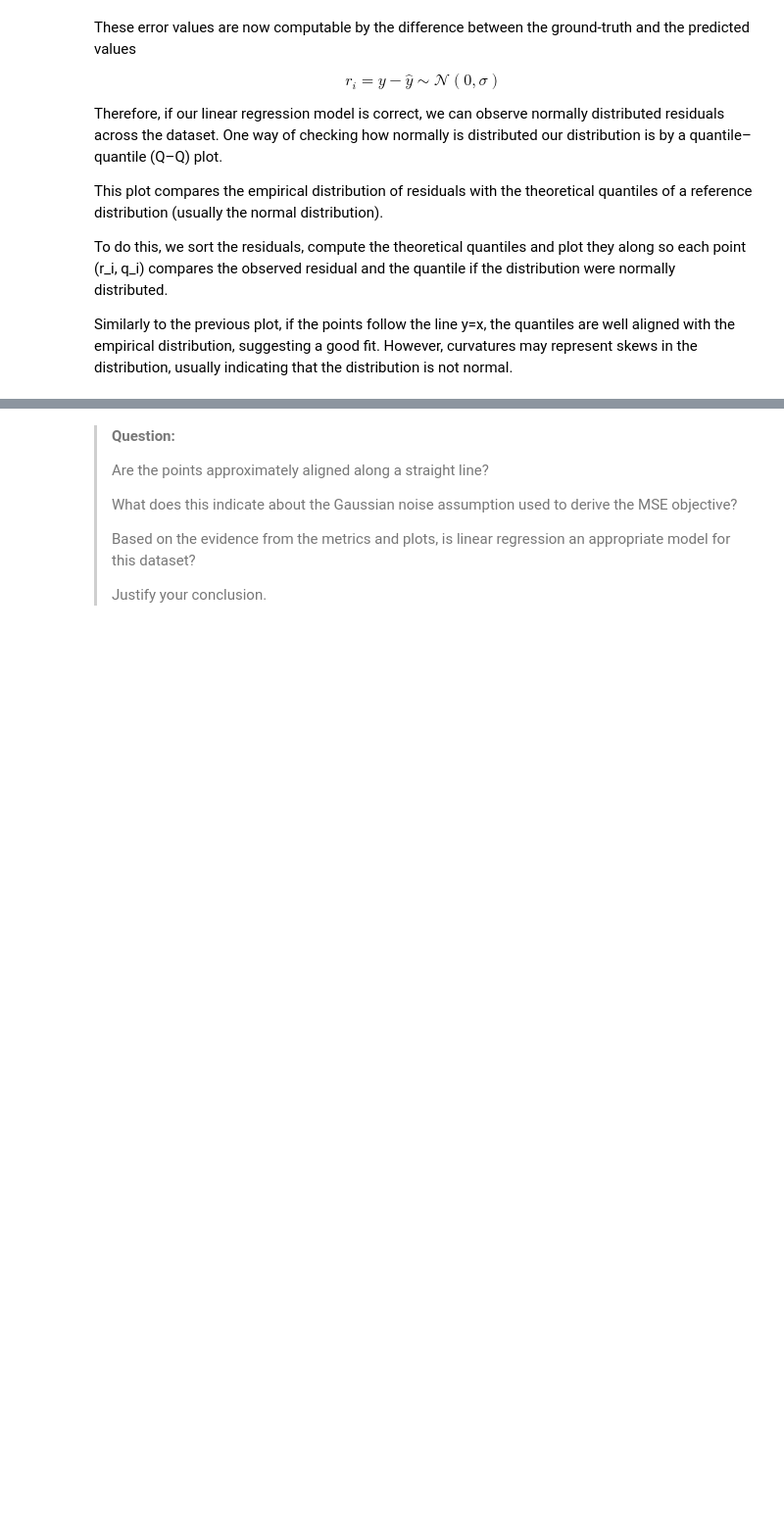
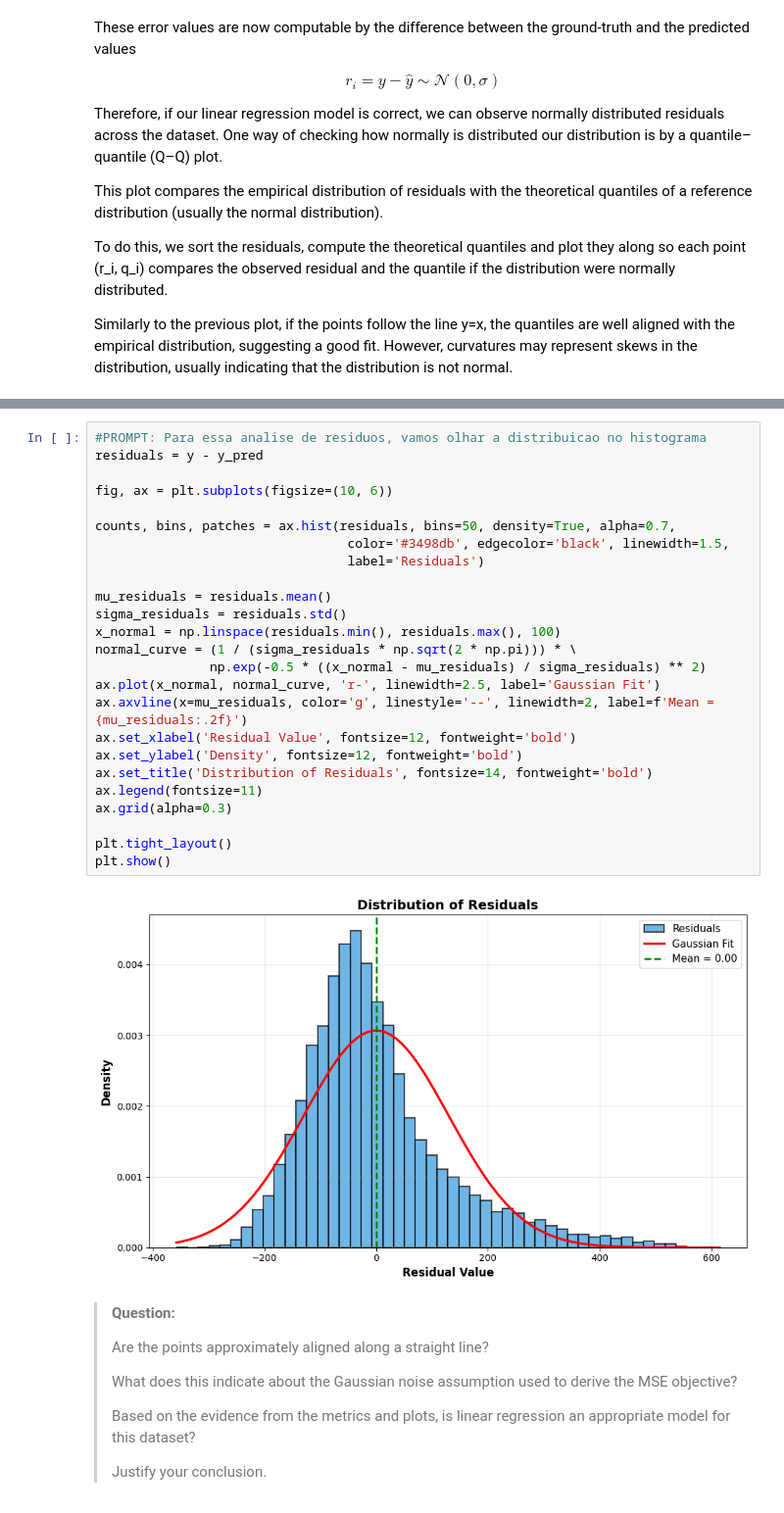
Before and after one commit to thidorta/mc886_bike-share, a Jupyter notebook: mc886_1s2026-assignment_1.ipynb, the cells around one changed output, grey strips where cells are left out. Shown at 98% size. Cells and saved outputs as stored; diff of their text form; blank space fills up the shorter version.

```diff
--- a/mc886_1s2026-assignment_1.ipynb
+++ b/mc886_1s2026-assignment_1.ipynb
@@ -748,3 +789,30 @@ q_q_plot(y, y_pred)
+# %%
+#PROMPT: Para essa analise de residuos, vamos olhar a distribuicao no histograma
+residuals = y - y_pred
+
+fig, ax = plt.subplots(figsize=(10, 6))
+
+counts, bins, patches = ax.hist(residuals, bins=50, density=True, alpha=0.7,
+                                 color='#3498db', edgecolor='black', linewidth=1.5,
+                                 label='Residuals')
+
+mu_residuals = residuals.mean()
+sigma_residuals = residuals.std()
+x_normal = np.linspace(residuals.min(), residuals.max(), 100)
+normal_curve = (1 / (sigma_residuals * np.sqrt(2 * np.pi))) * \
+               np.exp(-0.5 * ((x_normal - mu_residuals) / sigma_residuals) ** 2)
+ax.plot(x_normal, normal_curve, 'r-', linewidth=2.5, label='Gaussian Fit')
+ax.axvline(x=mu_residuals, color='g', linestyle='--', linewidth=2, label=f'Mean = {mu_residuals:.2f}')
+ax.set_xlabel('Residual Value', fontsize=12, fontweight='bold')
+ax.set_ylabel('Density', fontsize=12, fontweight='bold')
+ax.set_title('Distribution of Residuals', fontsize=14, fontweight='bold')
+ax.legend(fontsize=11)
+ax.grid(alpha=0.3)
+
+plt.tight_layout()
+plt.show()
+# %% [output]
+[figure, added]
 # %% [markdown]
 > **Question:**
 >
```
Also changed, not shown: parts of 20 cells of this notebook.
